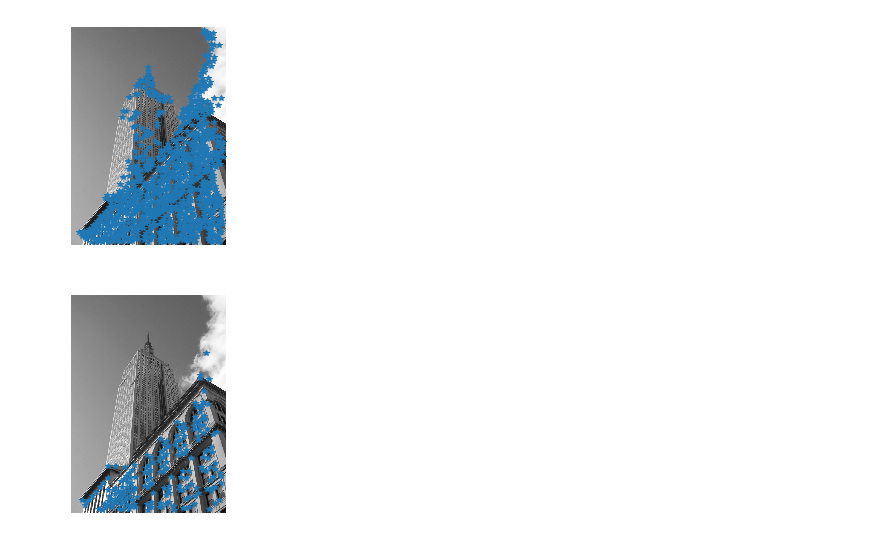
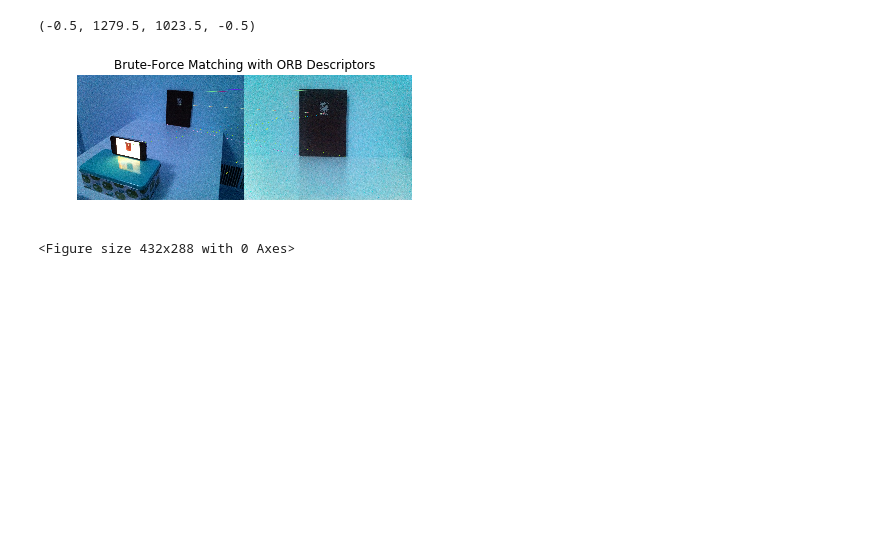
Before and after one commit to fnever520/ProgrammingComputerVision, a Jupyter notebook: 4-sift.ipynb, the cells around one changed output. Cells and saved outputs as stored; diff of their text form; code cells hidden in the pictures; blank space fills up the shorter version.

```diff
--- a/4-sift.ipynb
+++ b/4-sift.ipynb
@@ -6,14 +1,56 @@ from PCV.localdescriptors import harris
-# %%
-# open image
-im = array(Image.open('./data/empire.jpg').convert('L'))
-
-# detect corners and plot
-harrisim = harris.compute_harris_response(im)
-filtered_coords = harris.get_harris_points(harrisim, 10, threshold=0.01)
-harris.plot_harris_points(im, filtered_coords)
-
-# plot only 200 strongest
-harris.plot_harris_points(im, filtered_coords[:200])
-# %% [output]
-[figure, removed]
-[figure, removed]
+# %%
+import numpy as np
+import cv2
+from matplotlib import pyplot as plt
+
+img1 = cv2.imread('data/calibration_setup.JPG')
+img2 = cv2.imread('data/calibration.JPG')
+
+imageq = cv2.resize(img1, (1280, 1024))
+imaget = cv2.resize(img2, (1280, 1024))
+
+fig = plt.figure()
+
+fig.add_subplot(1,2,1)
+plt.title("Query Image")
+plt.imshow(cv2.cvtColor(imageq, cv2.COLOR_BGR2RGB))
+plt.axis('off')
+
+fig.add_subplot(1,2,2)
+plt.title("Train Image")
+plt.imshow(cv2.cvtColor(imaget, cv2.COLOR_BGR2RGB))
+plt.axis('off')
+# %% [output]
+(-0.5, 1279.5, 1023.5, -0.5)
+# %%
+# Brute-Force Matching with ORB Descriptors #
+
+# Initiate SIFT detector
+orb = cv2.ORB_create()
+
+# find the keypoints and descriptors with SIFT
+kp1, des1 = orb.detectAndCompute(img1,None)
+kp2, des2 = orb.detectAndCompute(img2,None)
+
+# create BFMatcher object
+bf = cv2.BFMatcher(cv2.NORM_HAMMING, crossCheck=True)
+
+# Match descriptors.
+matches = bf.match(des1,des2)
+
+# Sort them in the order of their distance.
+matches = sorted(matches, key = lambda x:x.distance)
+
+# Draw first 10 matches.
+img3 = cv2.drawMatches(img1,kp1,img2,kp2,matches[:12], None, flags=2)
+
+plt.imshow(img3)
+plt.title("Brute-Force Matching with ORB Descriptors")
+plt.axis('off')
+plt.show()
+
+plt.tight_layout()
+plt.show()
+# %% [output]
+[figure, added]
+<Figure size 432x288 with 0 Axes>
```
Also changed, not shown: parts of 3 cells of this notebook, 39 other files.
